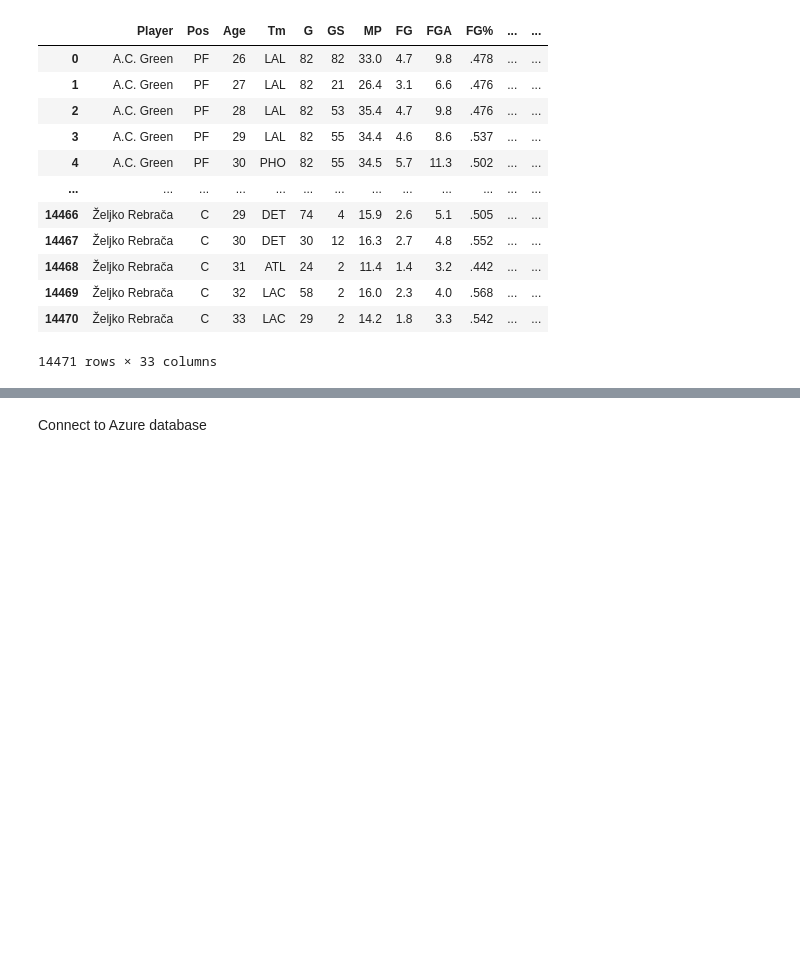
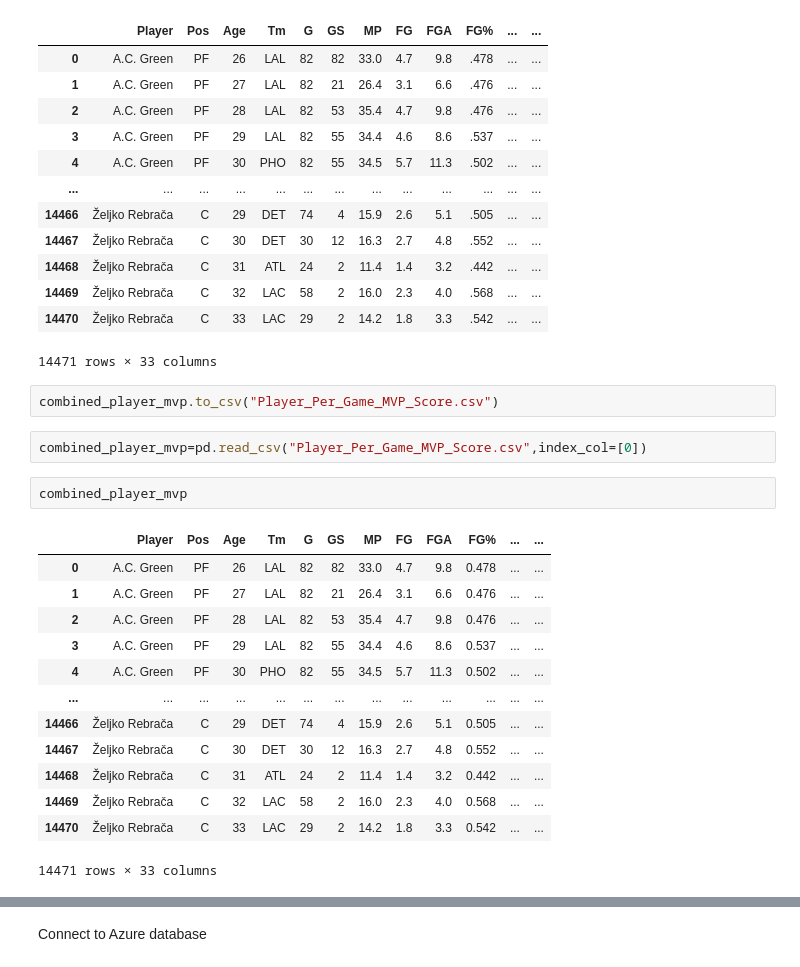
Before and after one commit to brownyu/Predicting_NBA_MVP, a Jupyter notebook: Predicting_NBA_MVP.ipynb, the cells around one changed output, grey strips where cells are left out. Saved outputs shown, nothing was run; the diff lists cells and outputs as text; blank space fills up the shorter version.

```diff
--- a/Predicting_NBA_MVP.ipynb
+++ b/Predicting_NBA_MVP.ipynb
@@ -668,5 +668,25 @@ combined_player_mvp
 | 14469 | Željko Rebrača | C | 32 | LAC | 58 | 2 | 16.0 | 2.3 | 4.0 | .568 | ... | ... |
 | 14470 | Željko Rebrača | C | 33 | LAC | 29 | 2 | 14.2 | 1.8 | 3.3 | .542 | ... | ... |
 14471 rows × 33 columns
+# %%
+combined_player_mvp.to_csv("Player_Per_Game_MVP_Score.csv")
+# %%
+combined_player_mvp=pd.read_csv("Player_Per_Game_MVP_Score.csv",index_col=[0])
+# %%
+combined_player_mvp
+# %% [output]
+|  | Player | Pos | Age | Tm | G | GS | MP | FG | FGA | FG% | ... | ... |
+| 0 | A.C. Green | PF | 26 | LAL | 82 | 82 | 33.0 | 4.7 | 9.8 | 0.478 | ... | ... |
+| 1 | A.C. Green | PF | 27 | LAL | 82 | 21 | 26.4 | 3.1 | 6.6 | 0.476 | ... | ... |
+| 2 | A.C. Green | PF | 28 | LAL | 82 | 53 | 35.4 | 4.7 | 9.8 | 0.476 | ... | ... |
+| 3 | A.C. Green | PF | 29 | LAL | 82 | 55 | 34.4 | 4.6 | 8.6 | 0.537 | ... | ... |
+| 4 | A.C. Green | PF | 30 | PHO | 82 | 55 | 34.5 | 5.7 | 11.3 | 0.502 | ... | ... |
+| ... | ... | ... | ... | ... | ... | ... | ... | ... | ... | ... | ... | ... |
+| 14466 | Željko Rebrača | C | 29 | DET | 74 | 4 | 15.9 | 2.6 | 5.1 | 0.505 | ... | ... |
+| 14467 | Željko Rebrača | C | 30 | DET | 30 | 12 | 16.3 | 2.7 | 4.8 | 0.552 | ... | ... |
+| 14468 | Željko Rebrača | C | 31 | ATL | 24 | 2 | 11.4 | 1.4 | 3.2 | 0.442 | ... | ... |
+| 14469 | Željko Rebrača | C | 32 | LAC | 58 | 2 | 16.0 | 2.3 | 4.0 | 0.568 | ... | ... |
+| 14470 | Željko Rebrača | C | 33 | LAC | 29 | 2 | 14.2 | 1.8 | 3.3 | 0.542 | ... | ... |
+14471 rows × 33 columns
 # %%
 team_standing=pd.read_csv("team_standing.csv")
```
Also changed, not shown: parts of 27 cells of this notebook, 3 other files.
